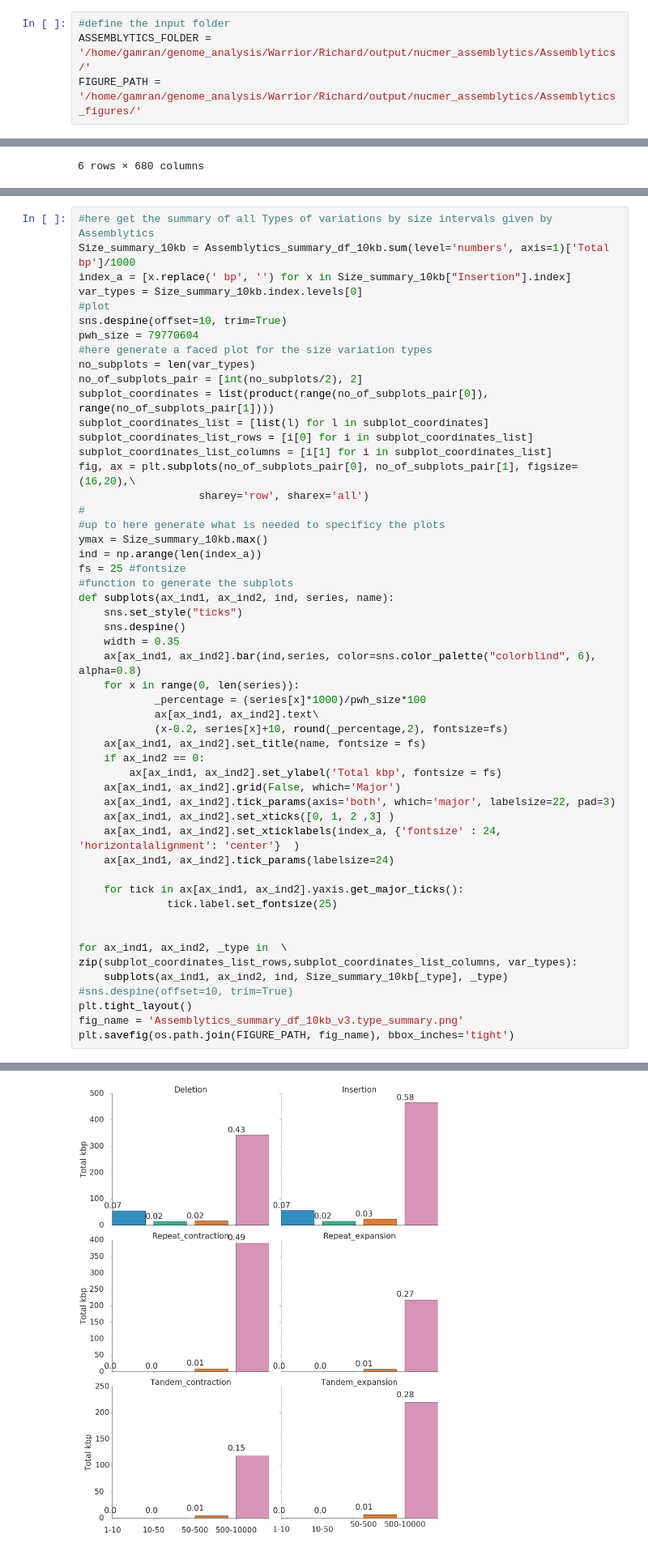
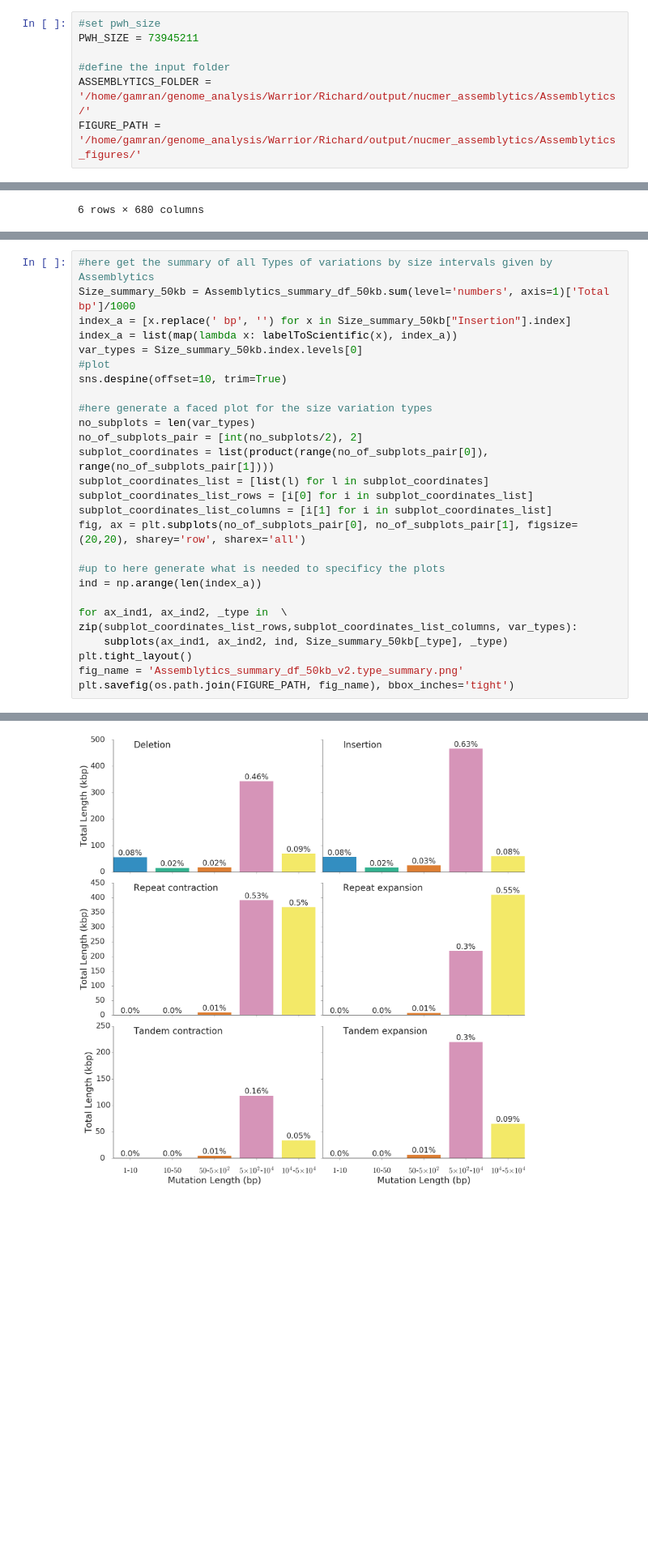
Before and after one commit to Team-Schwessinger/DK_0911-1, a Jupyter notebook: scripts/DK_0911_v03_assemblytics_analysis.ipynb, the cells around one changed output, grey strips where cells are left out. Shown at 81% size. Saved outputs shown, nothing was run; the diff lists cells and outputs as text; blank space fills up the shorter version.

Commit message:
Added better in-figure graph labelling and rewrote graphing code

```diff
--- a/scripts/DK_0911_v03_assemblytics_analysis.ipynb
+++ b/scripts/DK_0911_v03_assemblytics_analysis.ipynb
@@ -29,6 +29,9 @@ def return_contig_id(x):
     pattern = re.compile('_(pcontig_[0-9]*)')
     return pattern.search(x).groups()[0]
 # %%
+#set pwh_size
+PWH_SIZE = 73945211
+
 #define the input folder
 ASSEMBLYTICS_FOLDER = '/home/gamran/genome_analysis/Warrior/Richard/output/nucmer_assemblytics/Assemblytics/'
 FIGURE_PATH = '/home/gamran/genome_analysis/Warrior/Richard/output/nucmer_assemblytics/Assemblytics_figures/'
@@ -248,55 +283,30 @@ fig_name = 'Assemblytics_summary_df_10kb_v1.type_summary.png'
 # %%
 #here get the summary of all Types of variations by size intervals given by Assemblytics
-Size_summary_10kb = Assemblytics_summary_df_10kb.sum(level='numbers', axis=1)['Total bp']/1000
-index_a = [x.replace(' bp', '') for x in Size_summary_10kb["Insertion"].index]
-var_types = Size_summary_10kb.index.levels[0]
+Size_summary_50kb = Assemblytics_summary_df_50kb.sum(level='numbers', axis=1)['Total bp']/1000
+index_a = [x.replace(' bp', '') for x in Size_summary_50kb["Insertion"].index]
+index_a = list(map(lambda x: labelToScientific(x), index_a))
+var_types = Size_summary_50kb.index.levels[0]
 #plot
 sns.despine(offset=10, trim=True)
-pwh_size = 79770604
+
 #here generate a faced plot for the size variation types
 no_subplots = len(var_types)
 no_of_subplots_pair = [int(no_subplots/2), 2]
 subplot_coordinates = list(product(range(no_of_subplots_pair[0]), range(no_of_subplots_pair[1])))
 subplot_coordinates_list = [list(l) for l in subplot_coordinates]
 subplot_coordinates_list_rows = [i[0] for i in subplot_coordinates_list]
 subplot_coordinates_list_columns = [i[1] for i in subplot_coordinates_list]
-fig, ax = plt.subplots(no_of_subplots_pair[0], no_of_subplots_pair[1], figsize=(16,20),\
-                   sharey='row', sharex='all')
-#
+fig, ax = plt.subplots(no_of_subplots_pair[0], no_of_subplots_pair[1], figsize=(20,20), sharey='row', sharex='all')
+
 #up to here generate what is needed to specificy the plots
-ymax = Size_summary_10kb.max()
 ind = np.arange(len(index_a))
-fs = 25 #fontsize
-#function to generate the subplots
-def subplots(ax_ind1, ax_ind2, ind, series, name):
-    sns.set_style("ticks")
-    sns.despine()
-    width = 0.35
-    ax[ax_ind1, ax_ind2].bar(ind,series, color=sns.color_palette("colorblind", 6), alpha=0.8)
-    for x in range(0, len(series)):
-            _percentage = (series[x]*1000)/pwh_size*100
-            ax[ax_ind1, ax_ind2].text\
-            (x-0.2, series[x]+10, round(_percentage,2), fontsize=fs)
-    ax[ax_ind1, ax_ind2].set_title(name, fontsize = fs)
-    if ax_ind2 == 0:
-        ax[ax_ind1, ax_ind2].set_ylabel('Total kbp', fontsize = fs)
-    ax[ax_ind1, ax_ind2].grid(False, which='Major')
-    ax[ax_ind1, ax_ind2].tick_params(axis='both', which='major', labelsize=22, pad=3)
-    ax[ax_ind1, ax_ind2].set_xticks([0, 1, 2 ,3] )
-    ax[ax_ind1, ax_ind2].set_xticklabels(index_a, {'fontsize' : 24, 'horizontalalignment': 'center'}  )
-    ax[ax_ind1, ax_ind2].tick_params(labelsize=24)
-
-    for tick in ax[ax_ind1, ax_ind2].yaxis.get_major_ticks():
-              tick.label.set_fontsize(25)
-
 
 for ax_ind1, ax_ind2, _type in  \
 zip(subplot_coordinates_list_rows,subplot_coordinates_list_columns, var_types):
-    subplots(ax_ind1, ax_ind2, ind, Size_summary_10kb[_type], _type)
-#sns.despine(offset=10, trim=True)
+    subplots(ax_ind1, ax_ind2, ind, Size_summary_50kb[_type], _type)
 plt.tight_layout()
-fig_name = 'Assemblytics_summary_df_10kb_v3.type_summary.png'
+fig_name = 'Assemblytics_summary_df_50kb_v2.type_summary.png'
 plt.savefig(os.path.join(FIGURE_PATH, fig_name), bbox_inches='tight')
 # %% [output]
 <matplotlib.figure.Figure at 0x...>
-[figure, old version]
+[figure, new version]
```
Also changed, not shown: parts of 6 cells of this notebook.
